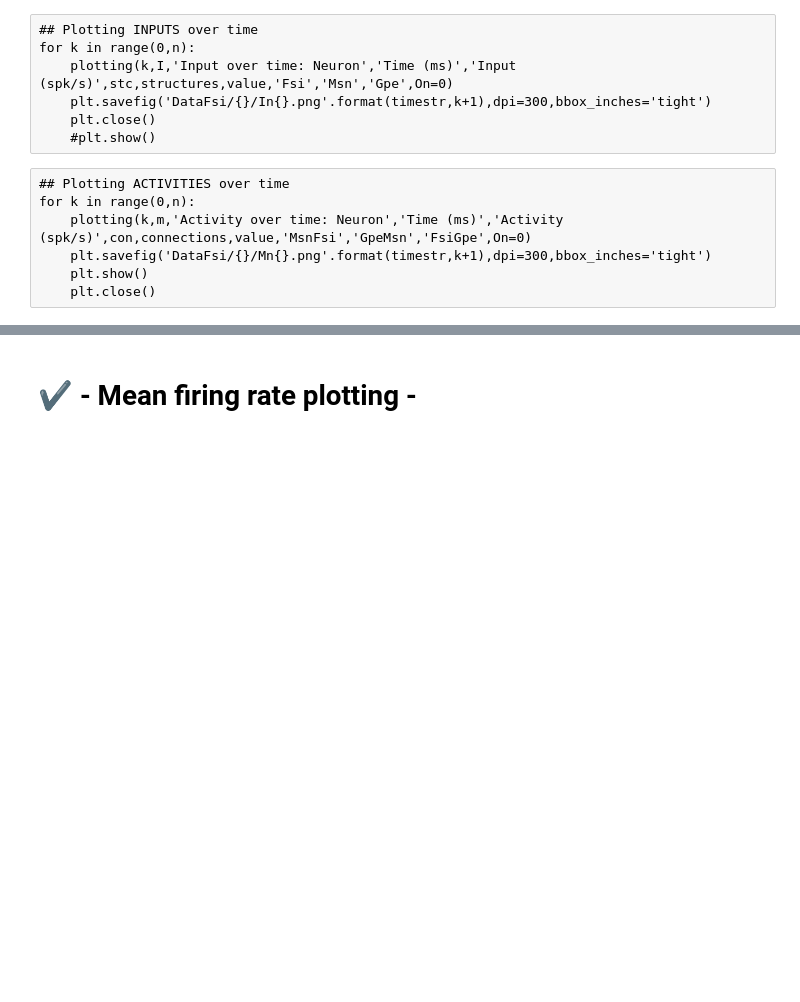
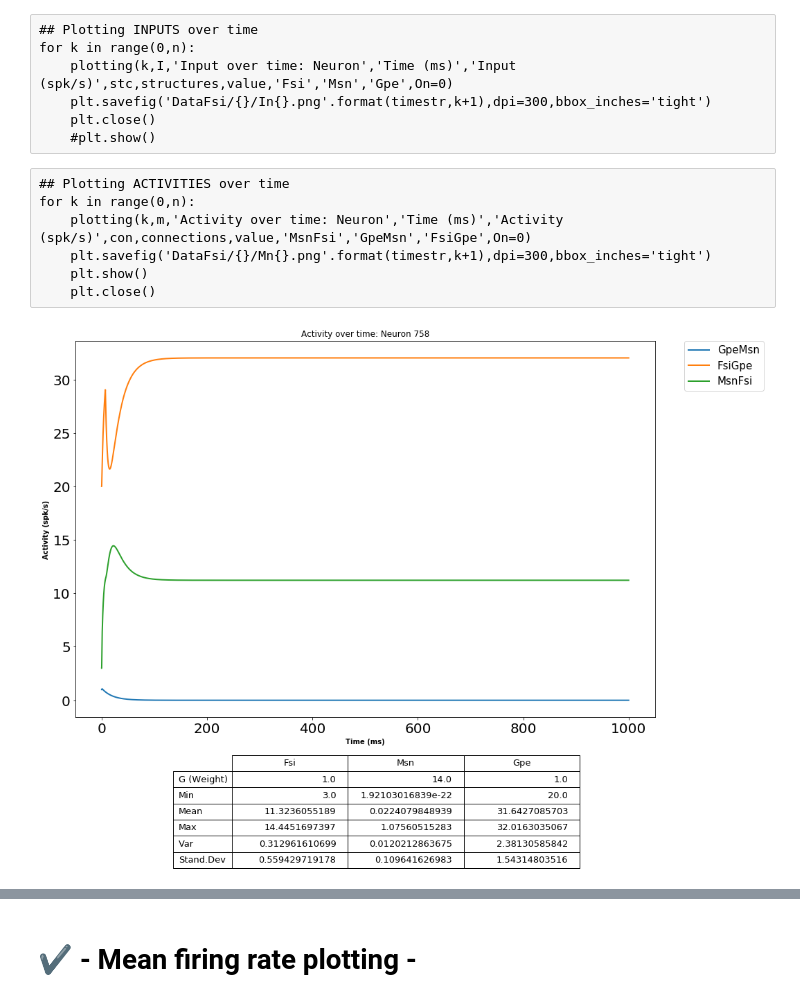
Before and after one commit to YacineOb/BasalGangliaModel2017, a Jupyter notebook: Basal_Ganglia_Model_MsnGpFsi.ipynb, the cells around one changed output, grey strips where cells are left out. Saved outputs shown, nothing was run; the diff lists cells and outputs as text; code cells hidden in the pictures; blank space fills up the shorter version.

```diff
--- a/Basal_Ganglia_Model_MsnGpFsi.ipynb
+++ b/Basal_Ganglia_Model_MsnGpFsi.ipynb
@@ -99,7 +99,7 @@ def plotting(k,typ, title, xax, yax, element, source,value, v1, v2, v3,On):# plo
 
         ax.plot(time_value*1000, value[element], label= str(element),linewidth=2)
         ax.set_title((title + ' {}'.format(k+1)))
-        ax.set_ylabel(yax), ax.set_xlabel(xax), ax.grid()
+        ax.set_ylabel(yax), ax.set_xlabel(xax)
         ax.legend(bbox_to_anchor=(1.05, 1), loc=2, borderaxespad=0,prop={'size':15})
 
 
@@ -361,3 +382,11 @@ for k in range(0,n):
     plt.savefig('DataFsi/{}/Mn{}.png'.format(timestr,k+1),dpi=300,bbox_inches='tight')
     plt.show()
     plt.close()
+# %%
+## Plotting one neuron randomly
+k=np.random.randint(0,1000)
+plotting(k,m,'Activity over time: Neuron','Time (ms)','Activity (spk/s)',con,connections,value,'MsnFsi','GpeMsn','FsiGpe',On=0)
+plt.savefig('DataFsi/{}/Mn{}.png'.format(timestr,k+1),dpi=300,bbox_inches='tight')
+plt.show()
+# %% [output]
+[figure, added]
```
Also changed, not shown: parts of 11 cells of this notebook, 2 other files.
